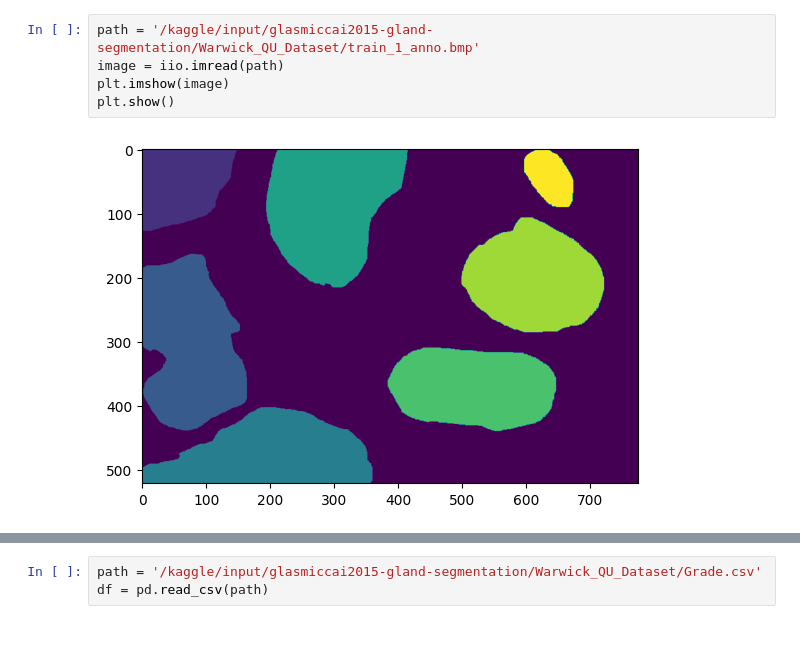
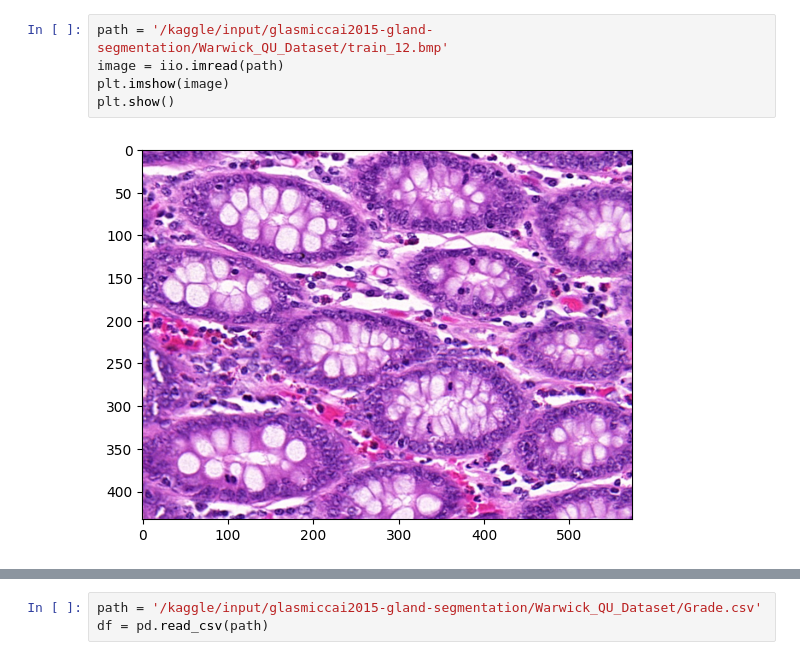
Before and after one commit to ViktorOhrner/GlandSegmentation, a Jupyter notebook: gland-segmentation.ipynb, the cells around one changed output, grey strips where cells are left out. Cells and saved outputs as stored; diff of their text form.

Commit message:
Load dataset

```diff
--- a/gland-segmentation.ipynb
+++ b/gland-segmentation.ipynb
@@ -38,7 +110,7 @@ for dirname, _, filenames in os.walk('/kaggle/input'):
 # %%
-path = '/kaggle/input/glasmiccai2015-gland-segmentation/Warwick_QU_Dataset/train_1_anno.bmp'
+path = '/kaggle/input/glasmiccai2015-gland-segmentation/Warwick_QU_Dataset/train_12.bmp'
 image = iio.imread(path)
 plt.imshow(image)
 plt.show()
 # %% [output]
-[figure, old version]
+[figure, new version]
```
Also changed, not shown: parts of 10 cells of this notebook.
